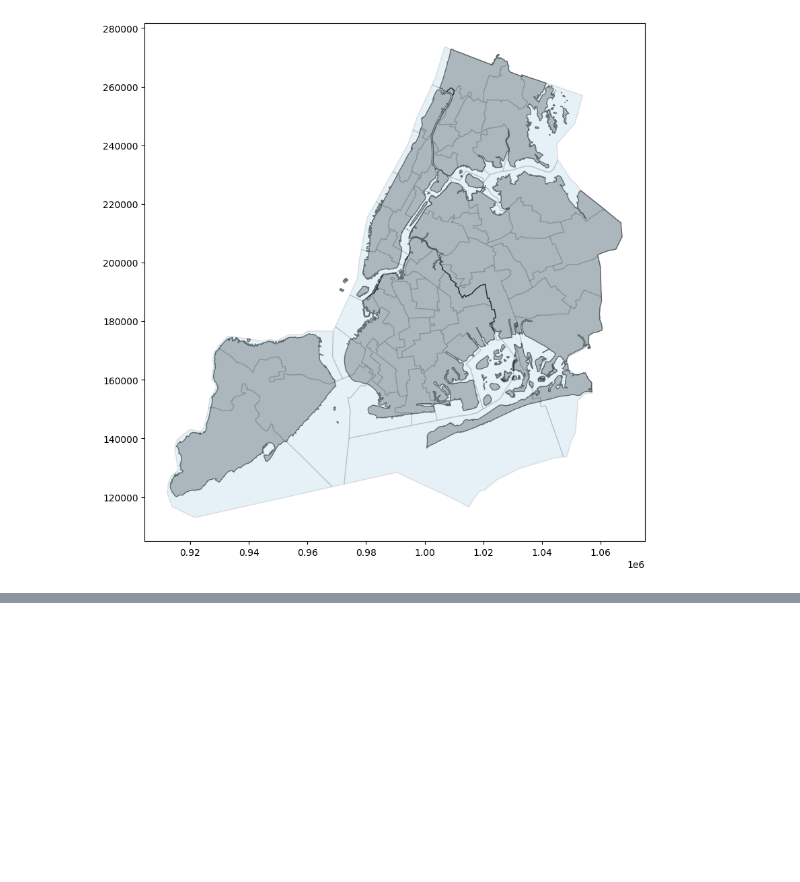
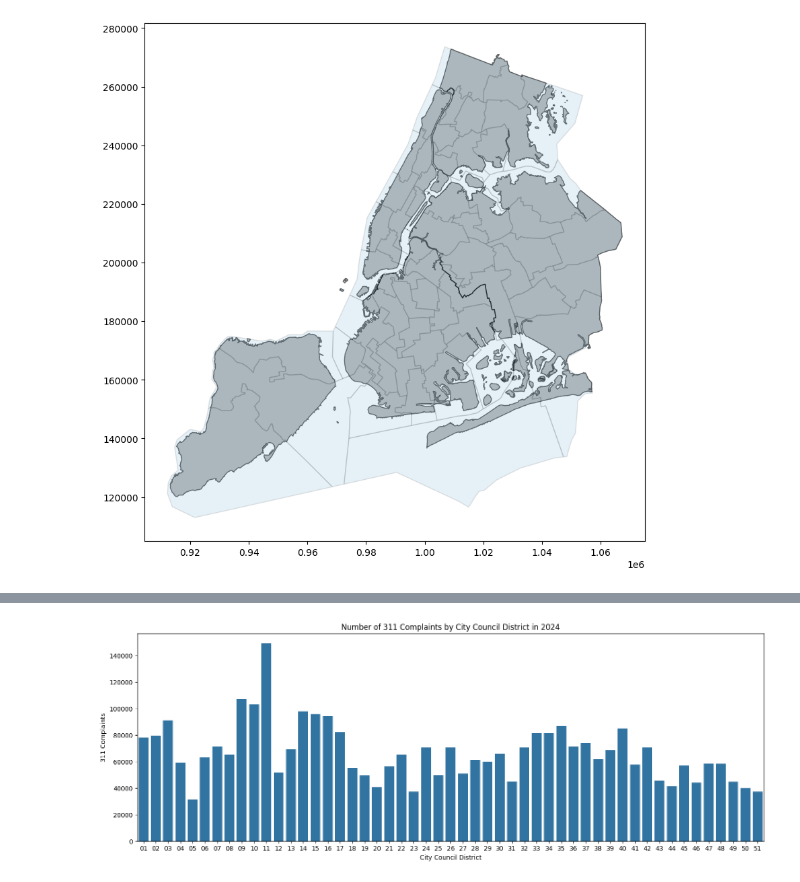
Before and after one commit to abretti/em212-applied-data-science, a Jupyter notebook: Final_Project.ipynb, the cells around one changed output, grey strips where cells are left out. Cells and saved outputs as stored; diff of their text form; code cells hidden in the pictures; blank space fills up the shorter version.

```diff
--- a/Final_Project.ipynb
+++ b/Final_Project.ipynb
@@ -220,0 +421,10 @@ plt.show()
+# %%
+# Plot the normalized syringe complaints in each city council district
+plt.figure(figsize=(18, 6))
+sns.barplot(data = ccd_complaints['total_complaints'])
+plt.xlabel('City Council District')
+plt.ylabel('311 Complaints')
+plt.title('Number of 311 Complaints by City Council District in 2024')
+plt.show()
+# %% [output]
+[figure, added]
```
Also changed, not shown: parts of 29 cells of this notebook.
